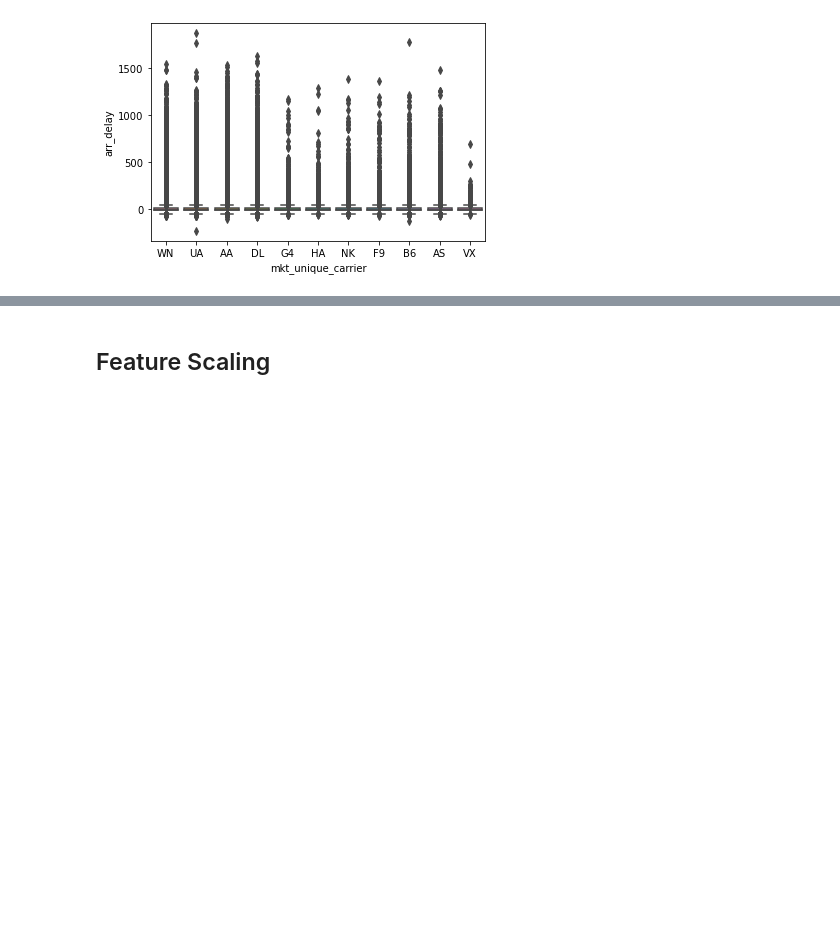
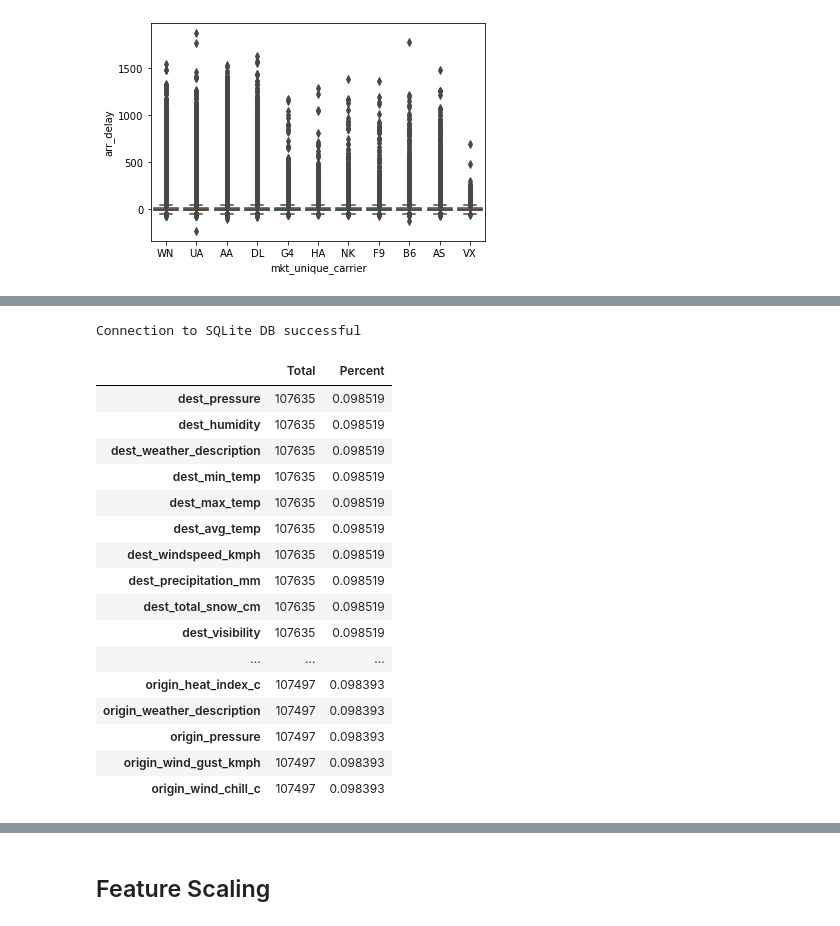
Before and after one commit to Zmek95/Flight_Delay_Predictor, a Jupyter notebook: f_engineering.ipynb, the cells around one changed output, grey strips where cells are left out. Cells and saved outputs as stored; diff of their text form; code cells hidden in the pictures; blank space fills up the shorter version.

Commit message:
Added weather to F_engineering.ipynb

```diff
--- a/f_engineering.ipynb
+++ b/f_engineering.ipynb
@@ -158,0 +184,55 @@ plt.show()
+# %%
+connection = create_connection("data/weather_db.sqlite")
+# %% [output]
+Connection to SQLite DB successful
+# %%
+select = "SELECT * from weather"
+weather_list = execute_read_query(connection, select)
+# %%
+names = ['weather_id', 'IATA_code', 'date', 'min_temp', 'max_temp', 'avg_temp', 'total_snow_cm', 'windspeed_kmph', 'precipitation_mm', 'humidity', 'visibility', 'cloud_cover', 'heat_index_c', 'wind_chill_c', 'wind_gust_kmph', 'feels_like', 'weather_description', 'pressure']
+weather = pd.DataFrame(weather_list, columns=names)
+
+weather.insert(2, 'day', pd.to_datetime(weather['date']).dt.day)
+weather.insert(2, 'month', pd.to_datetime(weather['date']).dt.month)
+weather.insert(2, 'year', pd.to_datetime(weather['date']).dt.year)
+
+weather = weather.drop(['weather_id', 'date'], axis=1)
+# %%
+# Get weather for origin
+origin_names = ['origin', 'year', 'month', 'day','origin_min_temp', 'origin_max_temp', 'origin_avg_temp', 'origin_total_snow_cm', 'origin_windspeed_kmph', 'origin_precipitation_mm', 'origin_humidity', 'origin_visibility', 'origin_cloud_cover', 'origin_heat_index_c', 'origin_wind_chill_c', 'origin_wind_gust_kmph', 'origin_feels_like', 'origin_weather_description', 'origin_pressure']
+weather_origin = weather.copy()
+weather_origin.columns = origin_names
+
+# Get weather for destination
+dest_names = ['dest', 'year', 'month', 'day','dest_min_temp', 'dest_max_temp', 'dest_avg_temp', 'dest_total_snow_cm', 'dest_windspeed_kmph', 'dest_precipitation_mm', 'dest_humidity', 'dest_visibility', 'dest_cloud_cover', 'dest_heat_index_c', 'dest_wind_chill_c', 'dest_wind_gust_kmph', 'dest_feels_like', 'dest_weather_description', 'dest_pressure']
+weather_dest = weather.copy()
+weather_dest.columns = dest_names
+# %%
+# Merge weather data for origin airport
+train_n_null = pd.merge(train_n_null, weather_origin, how='left', on=['origin', 'year', 'month', 'day',])
+
+# Merge weather data for destination airport
+train_n_null = pd.merge(train_n_null, weather_dest, how='left', on=['dest', 'year', 'month', 'day',])
+# %%
+total = train_n_null.isnull().sum().sort_values(ascending=False)
+percent = (train_n_null.isnull().sum()/train_n_null.isnull().count()).sort_values(ascending=False)
+missing_data = pd.concat([total, percent], axis=1, keys=['Total', 'Percent'])
+missing_data.head(30)
+# %% [output]
+|  | Total | Percent |
+| dest_pressure | 107635 | 0.098519 |
+| dest_humidity | 107635 | 0.098519 |
+| dest_weather_description | 107635 | 0.098519 |
+| dest_min_temp | 107635 | 0.098519 |
+| dest_max_temp | 107635 | 0.098519 |
+| dest_avg_temp | 107635 | 0.098519 |
+| dest_windspeed_kmph | 107635 | 0.098519 |
+| dest_precipitation_mm | 107635 | 0.098519 |
+| dest_total_snow_cm | 107635 | 0.098519 |
+| dest_visibility | 107635 | 0.098519 |
+| ... | ... | ... |
+| origin_heat_index_c | 107497 | 0.098393 |
+| origin_weather_description | 107497 | 0.098393 |
+| origin_pressure | 107497 | 0.098393 |
+| origin_wind_gust_kmph | 107497 | 0.098393 |
+| origin_wind_chill_c | 107497 | 0.098393 |
```
Also changed, not shown: parts of 9 cells of this notebook.
